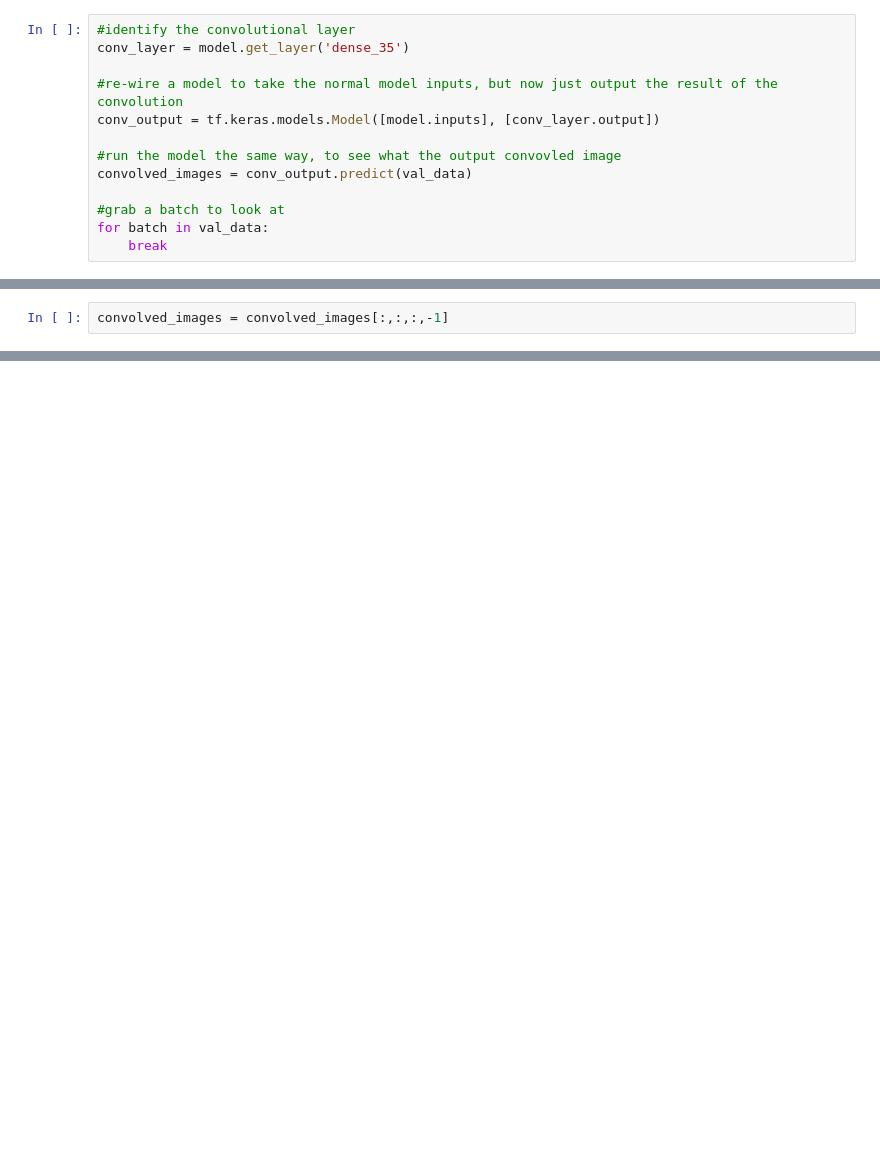
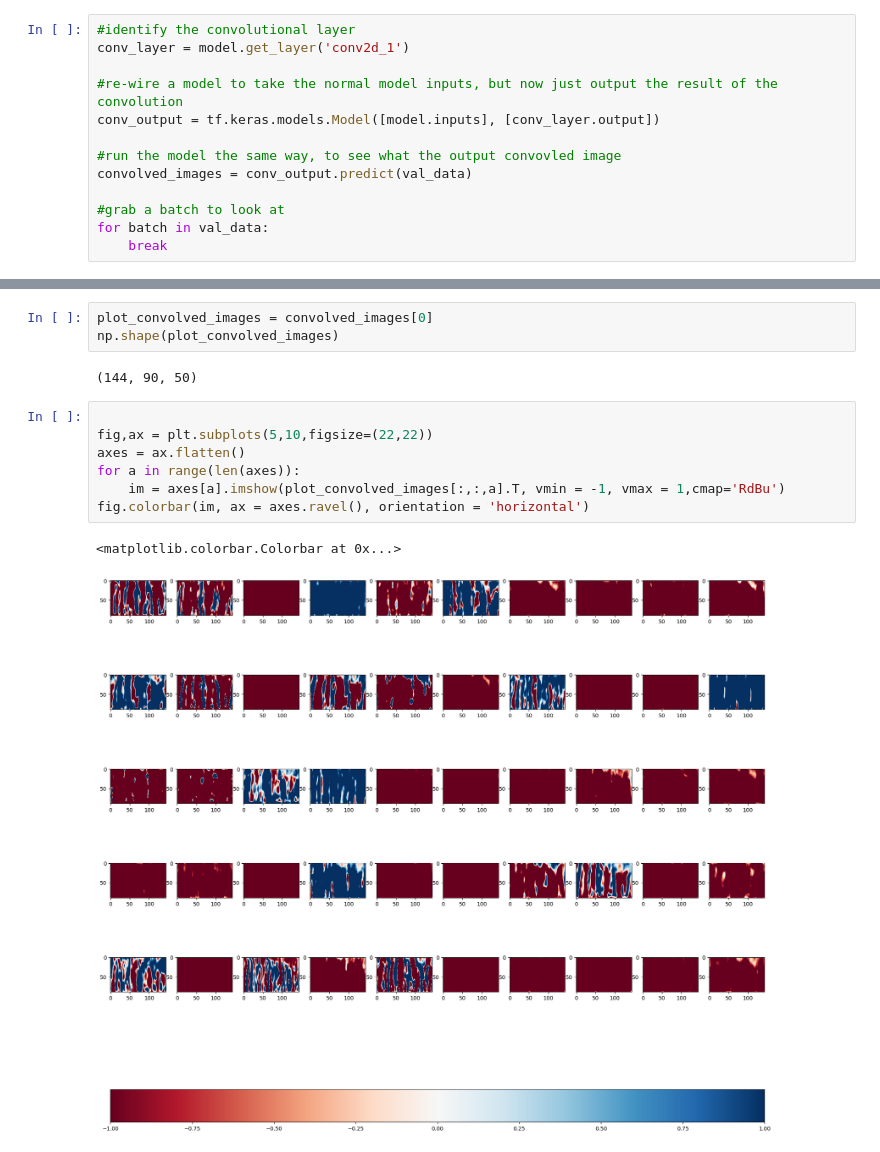
Before and after one commit to rlbaiman/AntarcticAR_ML, a Jupyter notebook: CNN/run_CNN.ipynb, the cells around one changed output, grey strips where cells are left out. Cells and saved outputs as stored; diff of their text form; blank space fills up the shorter version.

```diff
--- a/CNN/run_CNN.ipynb
+++ b/CNN/run_CNN.ipynb
@@ -375,6 +391,6 @@ for l,layer in enumerate(model.layers):
 # %%
 #identify the convolutional layer
-conv_layer = model.get_layer('dense_35')
+conv_layer = model.get_layer('conv2d_1')
 
 #re-wire a model to take the normal model inputs, but now just output the result of the convolution
 conv_output = tf.keras.models.Model([model.inputs], [conv_layer.output])
@@ -408,2 +409,0 @@ np.shape(convolved_images)
-# %%
-convolved_images = convolved_images[:,:,:,-1]
@@ -501,0 +410,15 @@ Text(0, 0.5, 'Predicted Likelihood')
+# %%
+plot_convolved_images = convolved_images[0]
+np.shape(plot_convolved_images)
+# %% [output]
+(144, 90, 50)
+# %%
+
+fig,ax = plt.subplots(5,10,figsize=(22,22))
+axes = ax.flatten()
+for a in range(len(axes)):
+    im = axes[a].imshow(plot_convolved_images[:,:,a].T, vmin = -1, vmax = 1,cmap='RdBu')
+fig.colorbar(im, ax = axes.ravel(), orientation = 'horizontal')
+# %% [output]
+<matplotlib.colorbar.Colorbar at 0x...>
+[figure, added]
```
Also changed, not shown: parts of 45 cells of this notebook, 7 other files.
